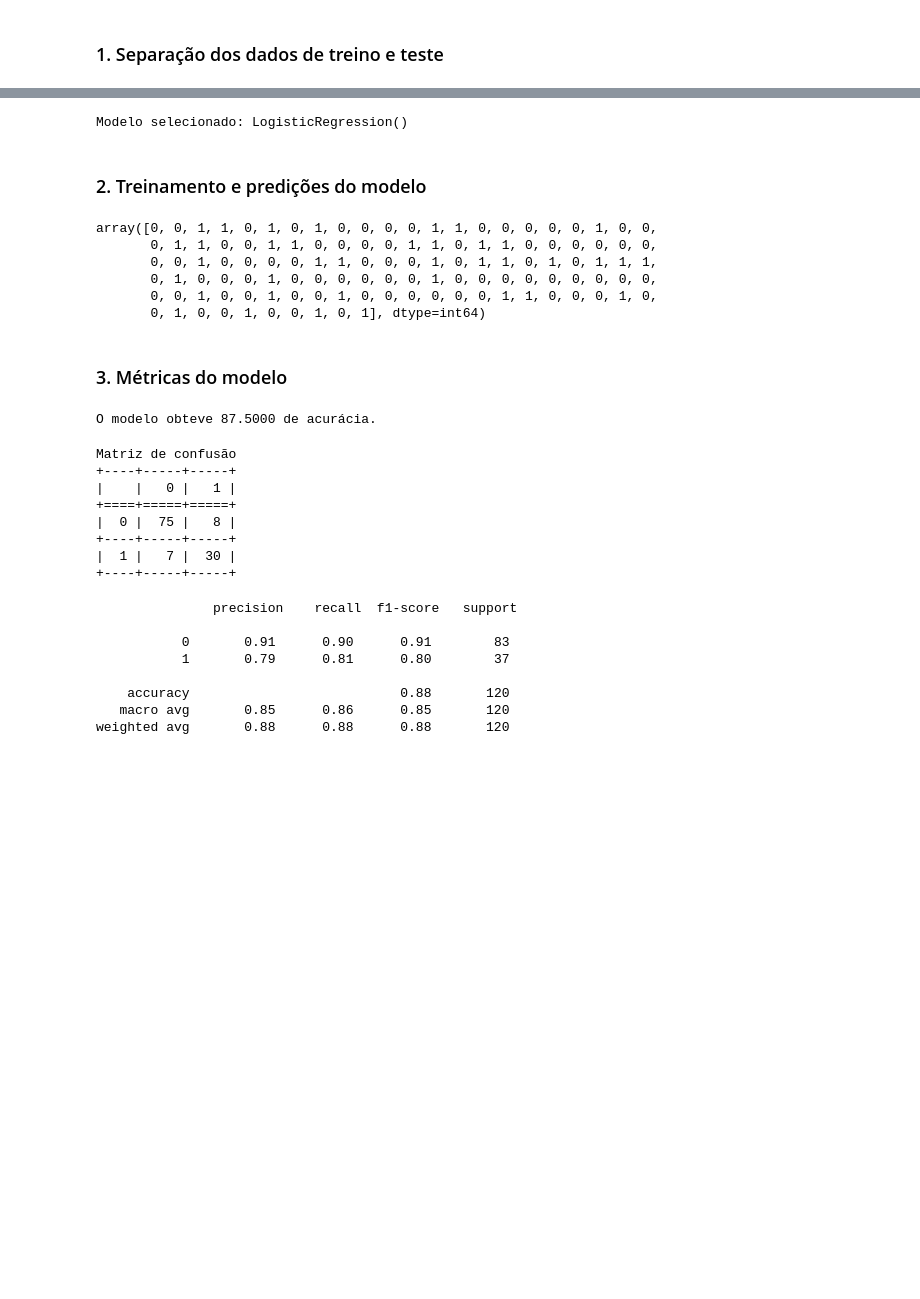
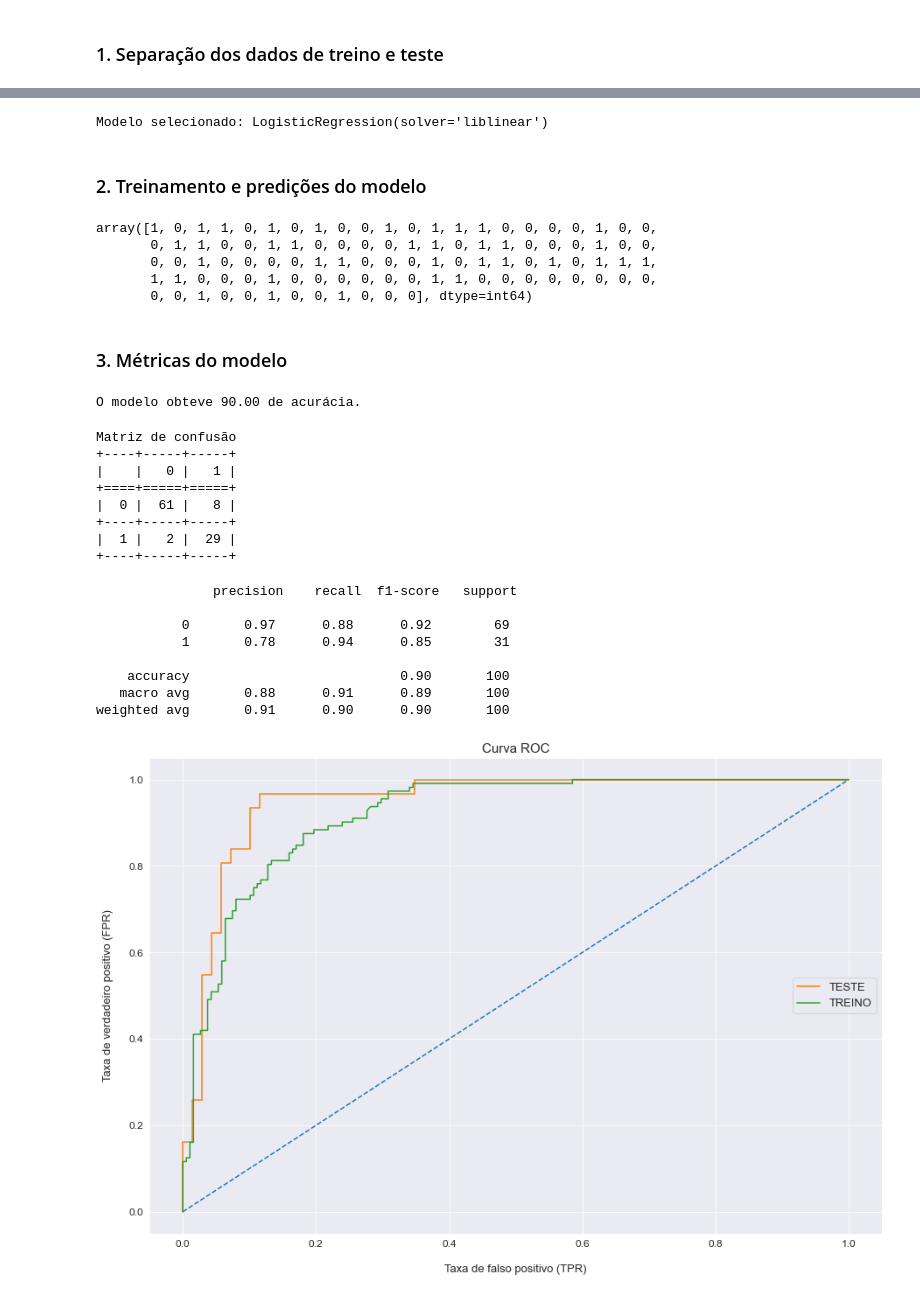
Before and after one commit to emso-exe/Anuncios_em_redes_sociais, a Jupyter notebook: analise_de_dados.ipynb, the cells around one changed output, grey strips where cells are left out. Drawn from its saved outputs; the diff is of its cells as text; code cells hidden in the pictures; blank space fills up the shorter version.

```diff
--- a/analise_de_dados.ipynb
+++ b/analise_de_dados.ipynb
@@ -408,7 +412,7 @@ plt.show()
 # %%
 
 # features, variáveis independentes
-X = df.drop(['comprado','genero'], axis=1)
+X = df.drop(['comprado', 'genero'], axis=1)
 
 # padronizando os dados das features
 std = StandardScaler().fit(X)
@@ -418,7 +422,7 @@ X = std.transform(X)
 y = df['comprado'].copy()
 
 # definindo o percentual de dados para teste
-perc = 0.3
+perc = 0.25
 
 # definindo o random_state
 seed = 10
@@ -442,0 +447,12 @@ y_test: (120,)
+# %%
+# aplicando balanceamento
+
+print("\nDesbalanceado")
+print(y_train.value_counts())
+
+sample = SMOTE(sampling_strategy='minority', random_state=42)
+
+X_train_b, y_train_b = sample.fit_resample(X_train, y_train)
+
+print("\nBalanceado")
+print(y_train_b.value_counts())
@@ -443,34 +469,34 @@ y_test: (120,)
 # %%
 # definição do modelo a ser utilizado nos dados
-modelo_rl = LogisticRegression()
+# o algoritmo 'liblinear' é utilizado para pequenos conjuntos de dados
+modelo_rl = LogisticRegression(solver='liblinear')
 print('\nModelo selecionado:', modelo_rl)
 # %% [output]
-Modelo selecionado: LogisticRegression()
+Modelo selecionado: LogisticRegression(solver='liblinear')
 # %% [markdown]
 ### 2. Treinamento e predições do modelo
 # %%
 # treinamento do modelo
-modelo_rl.fit(X_train, y_train)
+modelo_rl.fit(X_train_b, y_train_b)
 
 # predição com dados de teste
 pred_test = modelo_rl.predict(X_test)
 
 pred_test
 # %% [output]
-array([0, 0, 1, 1, 0, 1, 0, 1, 0, 0, 0, 0, 1, 1, 0, 0, 0, 0, 0, 1, 0, 0,
-       0, 1, 1, 0, 0, 1, 1, 0, 0, 0, 0, 1, 1, 0, 1, 1, 0, 0, 0, 0, 0, 0,
+array([1, 0, 1, 1, 0, 1, 0, 1, 0, 0, 1, 0, 1, 1, 1, 0, 0, 0, 0, 1, 0, 0,
+       0, 1, 1, 0, 0, 1, 1, 0, 0, 0, 0, 1, 1, 0, 1, 1, 0, 0, 0, 1, 0, 0,
        0, 0, 1, 0, 0, 0, 0, 1, 1, 0, 0, 0, 1, 0, 1, 1, 0, 1, 0, 1, 1, 1,
-       0, 1, 0, 0, 0, 1, 0, 0, 0, 0, 0, 0, 1, 0, 0, 0, 0, 0, 0, 0, 0, 0,
-       0, 0, 1, 0, 0, 1, 0, 0, 1, 0, 0, 0, 0, 0, 0, 1, 1, 0, 0, 0, 1, 0,
-       0, 1, 0, 0, 1, 0, 0, 1, 0, 1], dtype=int64)
+       1, 1, 0, 0, 0, 1, 0, 0, 0, 0, 0, 0, 1, 1, 0, 0, 0, 0, 0, 0, 0, 0,
+       0, 0, 1, 0, 0, 1, 0, 0, 1, 0, 0, 0], dtype=int64)
 # %% [markdown]
 ### 3. Métricas do modelo
 # %%
 # Acurácia do modelo
-acuracia =accuracy_score(y_test, pred_test) * 100
-print('\nO modelo obteve %0.4f de acurácia.' % acuracia)
+acuracia = accuracy_score(y_test, pred_test) * 100
+print('\nO modelo obteve %0.2f de acurácia.' % acuracia)
 # %% [output]
-O modelo obteve 87.5000 de acurácia.
+O modelo obteve 90.00 de acurácia.
 # %%
 # Matriz de confusão, irá demonstrar visualmente as quantidades de
 # previsões verdadeiras e que o modelo também identificou dessa forma
@@ -494,9 +520,9 @@ Matriz de confusão
 +----+-----+-----+
 |    |   0 |   1 |
 +====+=====+=====+
-|  0 |  75 |   8 |
+|  0 |  61 |   8 |
 +----+-----+-----+
-|  1 |   7 |  30 |
+|  1 |   2 |  29 |
 +----+-----+-----+
 # %%
 # - Precision: percentual de acerto ao classificar uma predição em verdadeira positiva (1 - sim)
@@ -510,9 +536,31 @@ print('\n', classification_report(y_test, pred_test))
 # %% [output]
                precision    recall  f1-score   support
 
-           0       0.91      0.90      0.91        83
-           1       0.79      0.81      0.80        37
+           0       0.97      0.88      0.92        69
+           1       0.78      0.94      0.85        31
 
-    accuracy                           0.88       120
-   macro avg       0.85      0.86      0.85       120
-weighted avg       0.88      0.88      0.88       120
+    accuracy                           0.90       100
+   macro avg       0.88      0.91      0.89       100
+weighted avg       0.91      0.90      0.90       100
+# %%
+# Calculando as probabilidades com dados de treino e teste
+pred_test_prob = modelo_rl.predict_proba(X_test)[:, 1]
+pred_train_prob = modelo_rl.predict_proba(X_train)[:, 1]
+
+# Gera fpr (Taxa de falso positivo), tpr (Taxa de falso positivo) e thresholds
+fpr1, tpr1, thresholds1 = roc_curve(y_test, pred_test_prob)
+fpr2, tpr2, thresholds2 = roc_curve(y_train, pred_train_prob)
+
+# Gráfico da curva ROC
+plt.figure(figsize=(15, 10))
+plt.plot([0, 1], [0, 1], '--')
+plt.plot(fpr1, tpr1, label='TESTE')
+plt.plot(fpr2, tpr2, label='TREINO')
+plt.tick_params(labelsize=12)
+plt.xlabel('\nTaxa de falso positivo (TPR)', fontsize=13)
+plt.ylabel('Taxa de verdadeiro positivo (FPR)\n', fontsize=13)
+plt.title('Curva ROC', fontsize=15)
+plt.legend(loc='center right', fontsize=13)
+plt.show()
+# %% [output]
+[figure, added]
```
Also changed, not shown: parts of 18 cells of this notebook.
